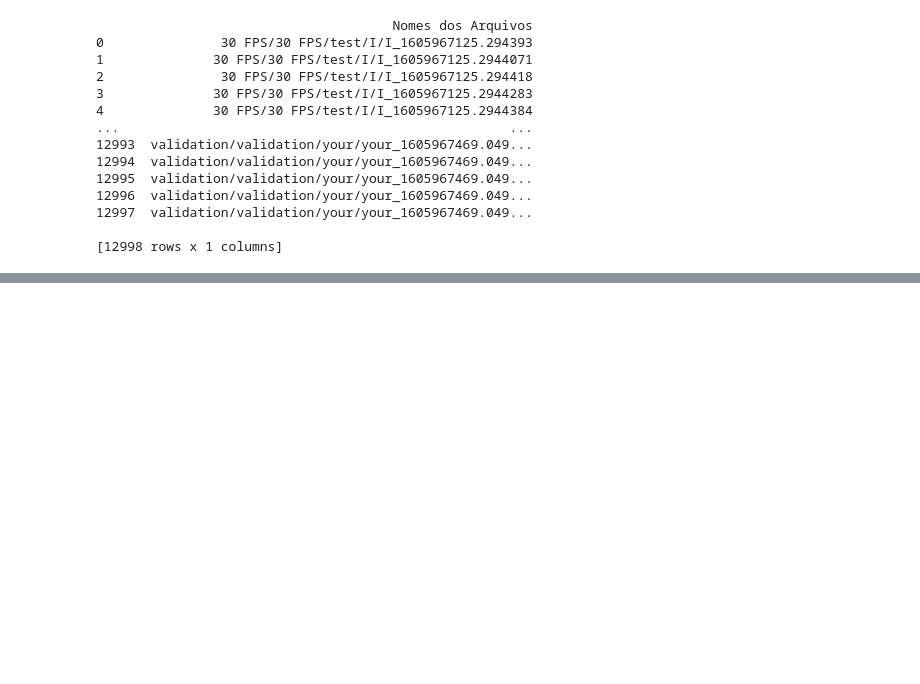
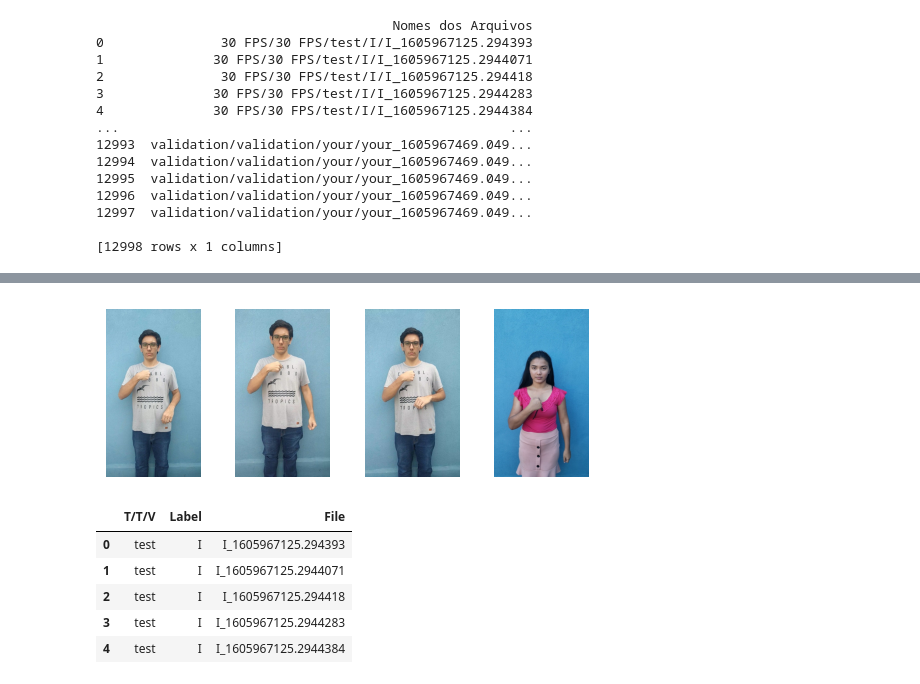
Before and after one commit to Libhinny/ReconhecimentoDeSinais, a Jupyter notebook: main.ipynb, the cells around one changed output, grey strips where cells are left out. Drawn from its saved outputs; the diff is of its cells as text; code cells hidden in the pictures; blank space fills up the shorter version.

Commit message:
update do main.ipynb sobre o dataset e as divisões

```diff
--- a/main.ipynb
+++ b/main.ipynb
@@ -119,0 +85,73 @@ df_nomes_arquivos.head()
+# %%
+def extract_info_from_file_path(file_path):
+    # Split the file path into components
+    components = file_path.split('/')
+
+    # Extract the desired information
+    third_to_last_folder = components[-3]
+    penultimate_folder = components[-2]
+    filename = components[-1]
+
+    return third_to_last_folder, penultimate_folder, filename
+
+# Function to extract and display images
+def extract_and_display_images(zip_file_path, num_images_to_display=4):
+    # Temporary extraction directory
+    temp_extraction_dir = "temp_extracted_images"
+
+    os.makedirs(temp_extraction_dir, exist_ok=True)
+
+    try:
+        with zipfile.ZipFile(zip_file_path, "r") as zip_ref:
+            extracted_files = zip_ref.namelist()
+
+            # Display the first few images
+            for i, nome_arquivo in enumerate(extracted_files[:num_images_to_display]):
+                caminho_arquivo = os.path.join(temp_extraction_dir, nome_arquivo)
+
+                zip_ref.extract(nome_arquivo, temp_extraction_dir)
+
+                # ler e mostrar a imagem
+                with Image.open(caminho_arquivo) as img:
+                    plt.subplot(1, num_images_to_display, i + 1)
+                    plt.imshow(img)
+                    plt.axis("off")
+
+            plt.show()
+
+    except Exception as e:
+        print(f"Failed to process the zip file: {str(e)}")
+
+    finally:
+        shutil.rmtree(temp_extraction_dir, ignore_errors=True)
+
+
+# Path to the zip file
+zip_file_path = r"C:\Users\libhi\projetoSinais\ReconhecimentoDeSinais\dataset_SignLanguage.zip"
+
+# Number of images to display
+num_images_to_display = 4
+
+# Extract and display images
+extract_and_display_images(zip_file_path, num_images_to_display)
+
+# Extracting file names from the zip
+with zipfile.ZipFile(zip_file_path, 'r') as zip_ref:
+    file_names = zip_ref.namelist()
+
+# Extracting information from file paths
+file_info = [extract_info_from_file_path(file_path) for file_path in file_names]
+
+# Creating a DataFrame with the extracted information
+df_file_info = pd.DataFrame(file_info, columns=['T/T/V', 'Label', 'File'])
+
+# Displaying the DataFrame
+df_file_info.head()
+# %% [output]
+[figure, added]
+|  | T/T/V | Label | File |
+| 0 | test | I | I_1605967125.294393 |
+| 1 | test | I | I_1605967125.2944071 |
+| 2 | test | I | I_1605967125.294418 |
+| 3 | test | I | I_1605967125.2944283 |
+| 4 | test | I | I_1605967125.2944384 |
```
Also changed, not shown: parts of 9 cells of this notebook.
